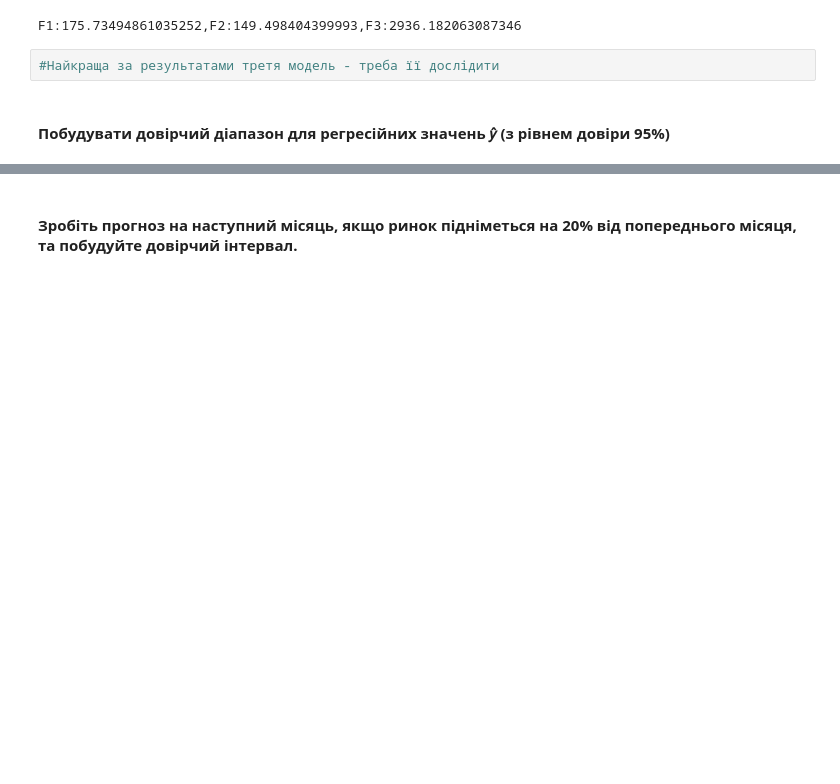
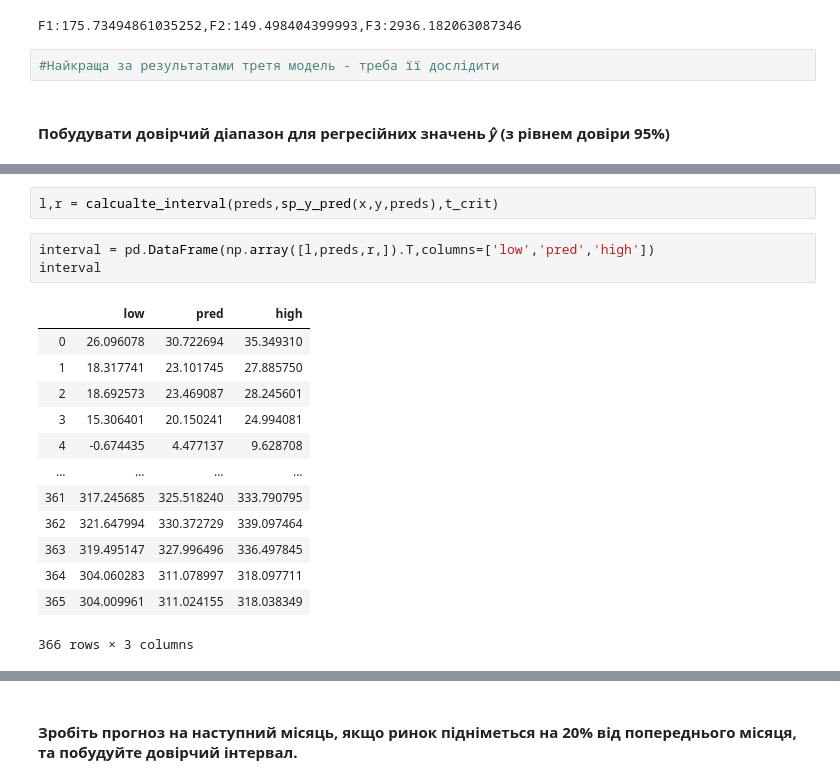
Before and after one commit to SpaceDigi/math_economy, a Jupyter notebook: Lab2.ipynb, the cells around one changed output, grey strips where cells are left out. Drawn from its saved outputs; the diff is of its cells as text; blank space fills up the shorter version.

```diff
--- a/Lab2.ipynb
+++ b/Lab2.ipynb
@@ -179,0 +194,19 @@ F1:175.73494861035252,F2:149.498404399993,F3:2936.182063087346
+# %%
+l,r = calcualte_interval(preds,sp_y_pred(x,y,preds),t_crit)
+# %%
+interval = pd.DataFrame(np.array([l,preds,r,]).T,columns=['low','pred','high'])
+interval
+# %% [output]
+|  | low | pred | high |
+| 0 | 26.096078 | 30.722694 | 35.349310 |
+| 1 | 18.317741 | 23.101745 | 27.885750 |
+| 2 | 18.692573 | 23.469087 | 28.245601 |
+| 3 | 15.306401 | 20.150241 | 24.994081 |
+| 4 | -0.674435 | 4.477137 | 9.628708 |
+| ... | ... | ... | ... |
+| 361 | 317.245685 | 325.518240 | 333.790795 |
+| 362 | 321.647994 | 330.372729 | 339.097464 |
+| 363 | 319.495147 | 327.996496 | 336.497845 |
+| 364 | 304.060283 | 311.078997 | 318.097711 |
+| 365 | 304.009961 | 311.024155 | 318.038349 |
+366 rows × 3 columns
```
Also changed, not shown: parts of 3 cells of this notebook, 3 other files.
